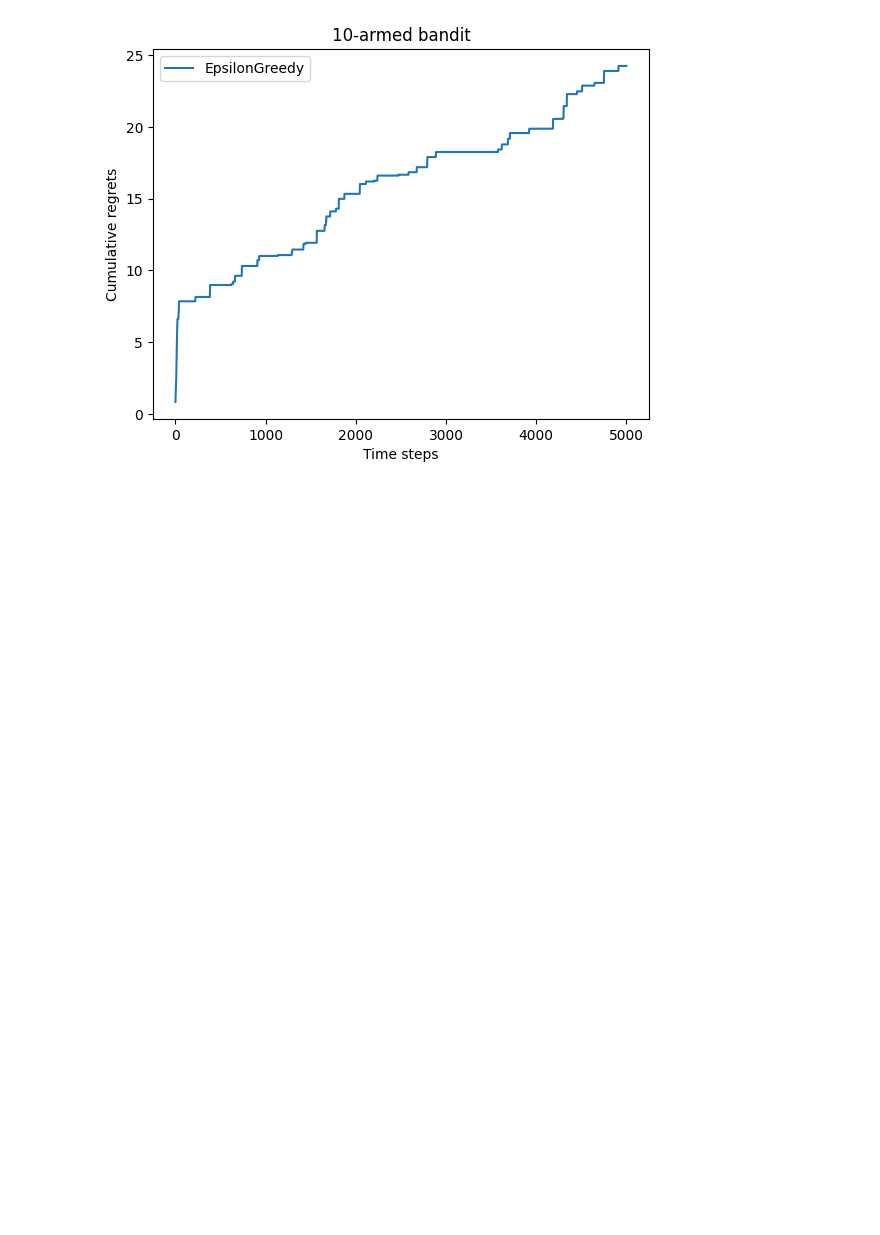
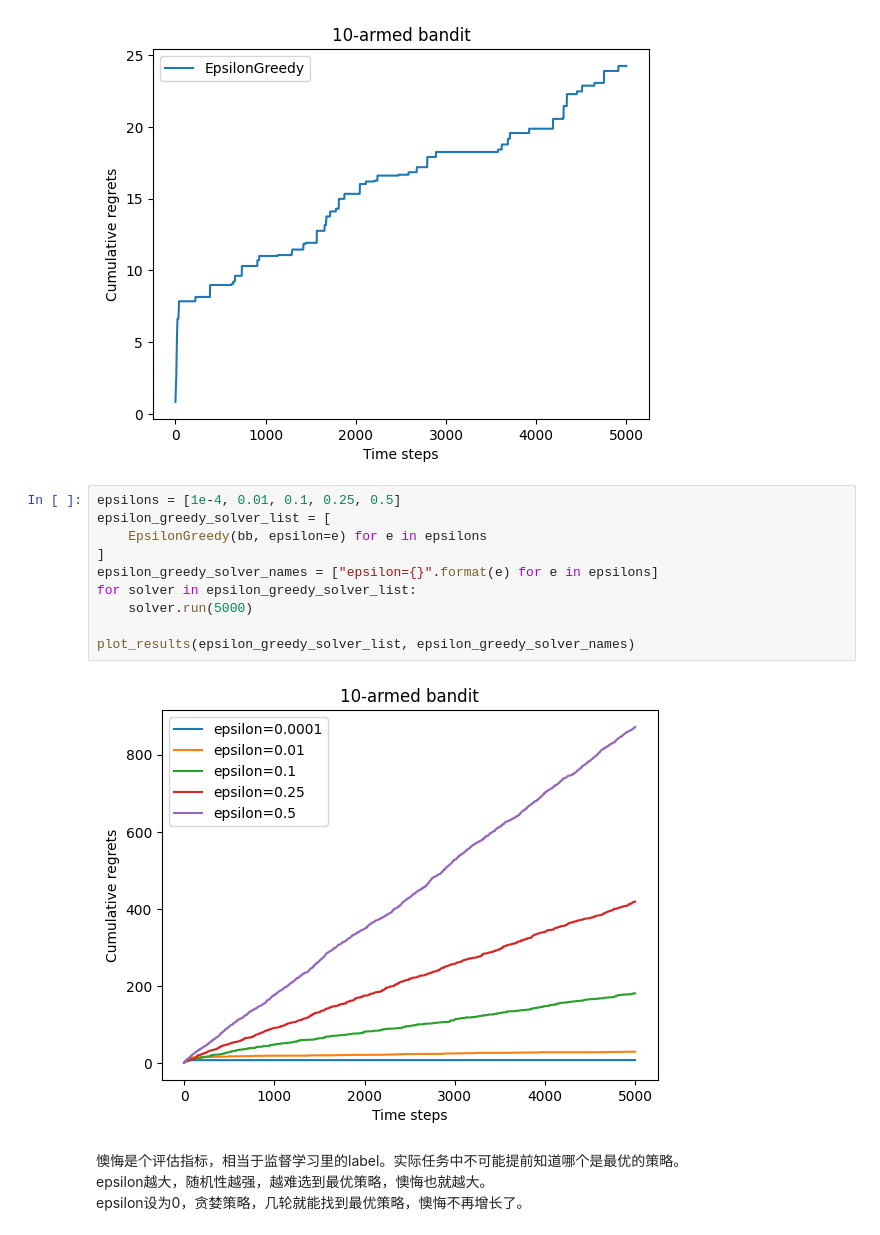
Before and after one commit to YoungAndSure/RlZero, a Jupyter notebook: BernoulliBandit.ipynb, the cells around one changed output. Cells and saved outputs as stored; diff of their text form; blank space fills up the shorter version.

```diff
--- a/BernoulliBandit.ipynb
+++ b/BernoulliBandit.ipynb
@@ -91,3 +97,19 @@ eg.run(5000)
 plot_results([eg], ['EpsilonGreedy'])
 # %% [output]
 [figure]
+# %%
+epsilons = [1e-4, 0.01, 0.1, 0.25, 0.5]
+epsilon_greedy_solver_list = [
+    EpsilonGreedy(bb, epsilon=e) for e in epsilons
+]
+epsilon_greedy_solver_names = ["epsilon={}".format(e) for e in epsilons]
+for solver in epsilon_greedy_solver_list:
+    solver.run(5000)
+
+plot_results(epsilon_greedy_solver_list, epsilon_greedy_solver_names)
+# %% [output]
+[figure, added]
+# %% [markdown]
+懊悔是个评估指标，相当于监督学习里的label。实际任务中不可能提前知道哪个是最优的策略。
+epsilon越大，随机性越强，越难选到最优策略，懊悔也就越大。
+epsilon设为0，贪婪策略，几轮就能找到最优策略，懊悔不再增长了。
```
Also changed, not shown: parts of 1 cell of this notebook.
